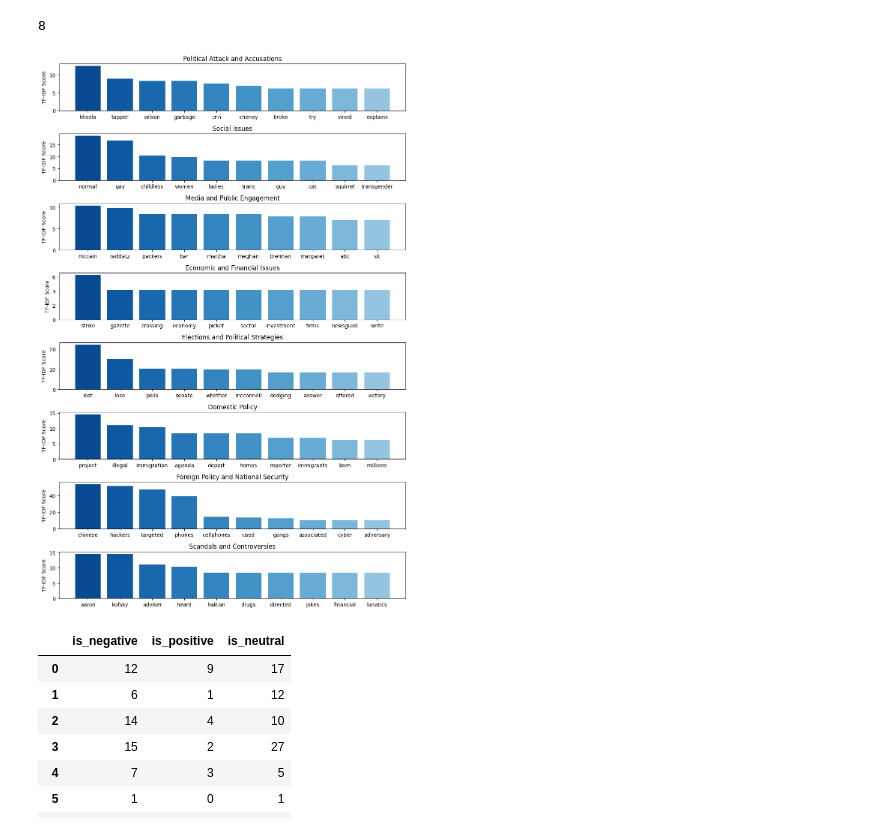
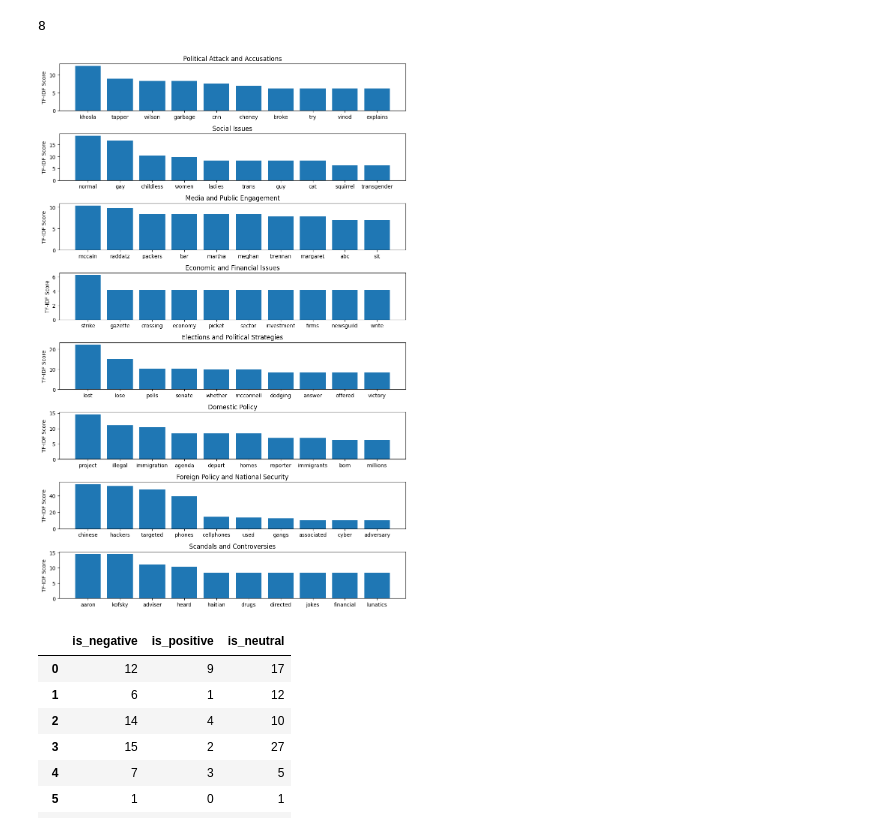
Before and after one commit to jikaelgagnon/comp370-final-project, a Jupyter notebook: scripts/testing.ipynb, the cells around one changed output. Cells and saved outputs as stored; diff of their text form; code cells hidden in the pictures.

Commit message:
Add bar chart with consistent colours

```diff
--- a/scripts/testing.ipynb
+++ b/scripts/testing.ipynb
@@ -173,21 +183,21 @@ len(list(tf_idf_dict.keys()))
 # %%
 import matplotlib.pyplot as plt
 import matplotlib.cm as cm
 
 fig, ax = plt.subplots(8, figsize=(10,15))
-colors = cm.Blues(np.linspace(0.4, 0.9, 10)[::-1])
+# colors = cm.Blues(np.linspace(0.4, 0.9, 10)[::-1])
 
 for i, (category, data) in enumerate(tf_idf_dict.items()):
     words = [e[0] for e in data]
     scores = [e[1] for e in data]
-    ax[i].bar(words, scores, color=colors)
+    ax[i].bar(words, scores)
     ax[i].set_title(category)
     ax[i].set_ylabel('TF-IDF Score')
 
 plt.tight_layout()
 plt.show()
 # %% [output]
-[figure, old version]
+[figure, new version]
 # %%
 df = pd.read_csv('../data/vance_annotated.tsv', sep='\t')
 df = df[df['topic pass 2'].map(lambda x: type(x) == str)]
```
Also changed, not shown: parts of 6 cells of this notebook, 1 other file.
